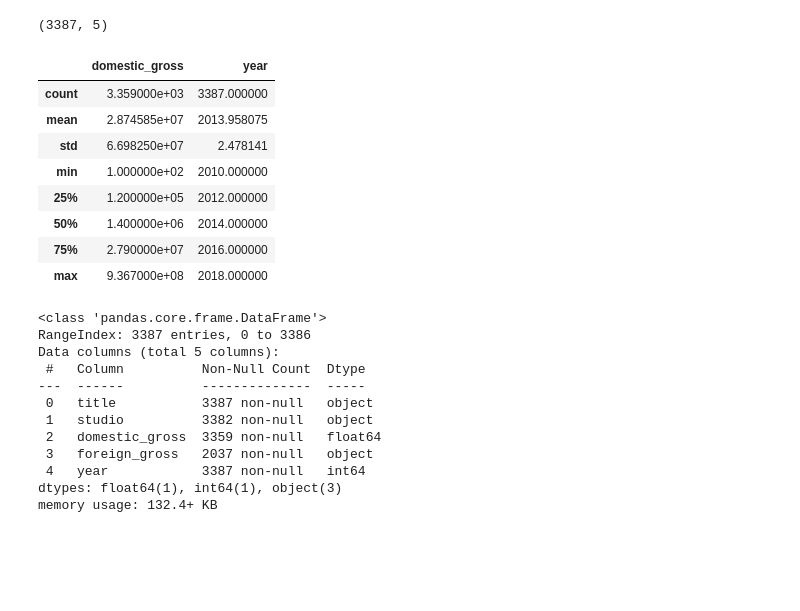
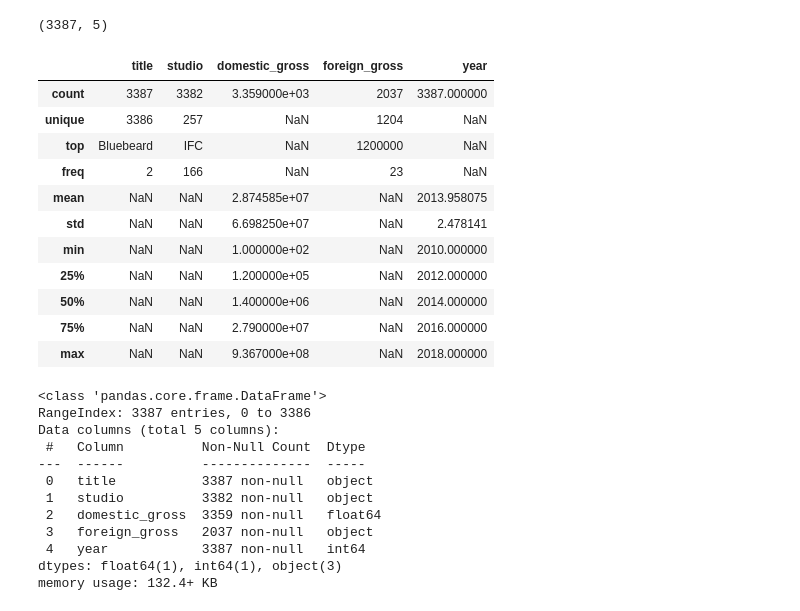
Before and after one commit to WendyMwiti/microsoft_movie_analysis, a Jupyter notebook: zippedData/Moviesmicrosoft.ipynb, the cells around one changed output. Drawn from its saved outputs; the diff is of its cells as text; code cells hidden in the pictures; blank space fills up the shorter version.

```diff
--- a/zippedData/Moviesmicrosoft.ipynb
+++ b/zippedData/Moviesmicrosoft.ipynb
@@ -118,17 +350,20 @@ movie_earnings_df.shape
 # %% [output]
 (3387, 5)
 # %%
-movie_earnings_df.describe()
+movie_earnings_df.describe(include = 'all')
 # %% [output]
-|  | domestic_gross | year |
-| count | 3.359000e+03 | 3387.000000 |
-| mean | 2.874585e+07 | 2013.958075 |
-| std | 6.698250e+07 | 2.478141 |
-| min | 1.000000e+02 | 2010.000000 |
-| 25% | 1.200000e+05 | 2012.000000 |
-| 50% | 1.400000e+06 | 2014.000000 |
-| 75% | 2.790000e+07 | 2016.000000 |
-| max | 9.367000e+08 | 2018.000000 |
+|  | title | studio | domestic_gross | foreign_gross | year |
+| count | 3387 | 3382 | 3.359000e+03 | 2037 | 3387.000000 |
+| unique | 3386 | 257 | NaN | 1204 | NaN |
+| top | Bluebeard | IFC | NaN | 1200000 | NaN |
+| freq | 2 | 166 | NaN | 23 | NaN |
+| mean | NaN | NaN | 2.874585e+07 | NaN | 2013.958075 |
+| std | NaN | NaN | 6.698250e+07 | NaN | 2.478141 |
+| min | NaN | NaN | 1.000000e+02 | NaN | 2010.000000 |
+| 25% | NaN | NaN | 1.200000e+05 | NaN | 2012.000000 |
+| 50% | NaN | NaN | 1.400000e+06 | NaN | 2014.000000 |
+| 75% | NaN | NaN | 2.790000e+07 | NaN | 2016.000000 |
+| max | NaN | NaN | 9.367000e+08 | NaN | 2018.000000 |
 # %%
 movie_earnings_df.info()
 # %% [output]
```
Also changed, not shown: parts of 54 cells of this notebook.
